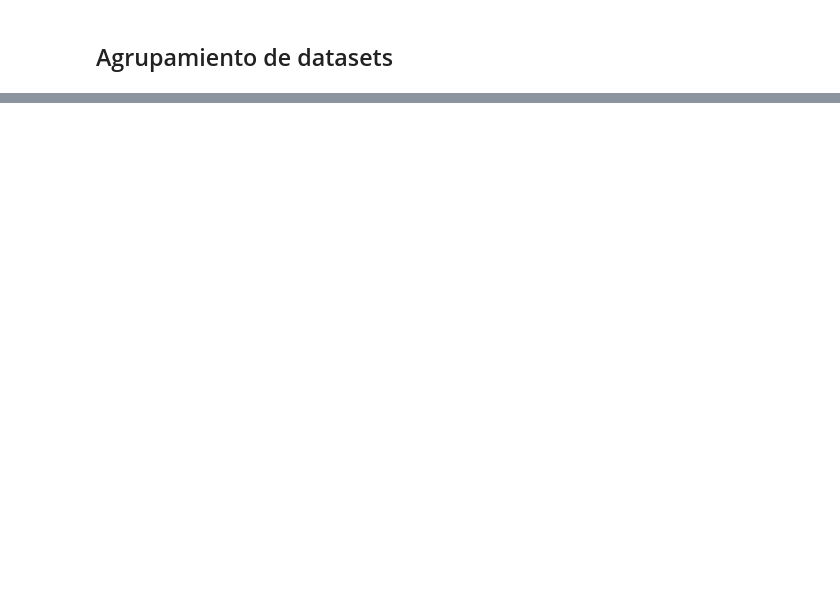
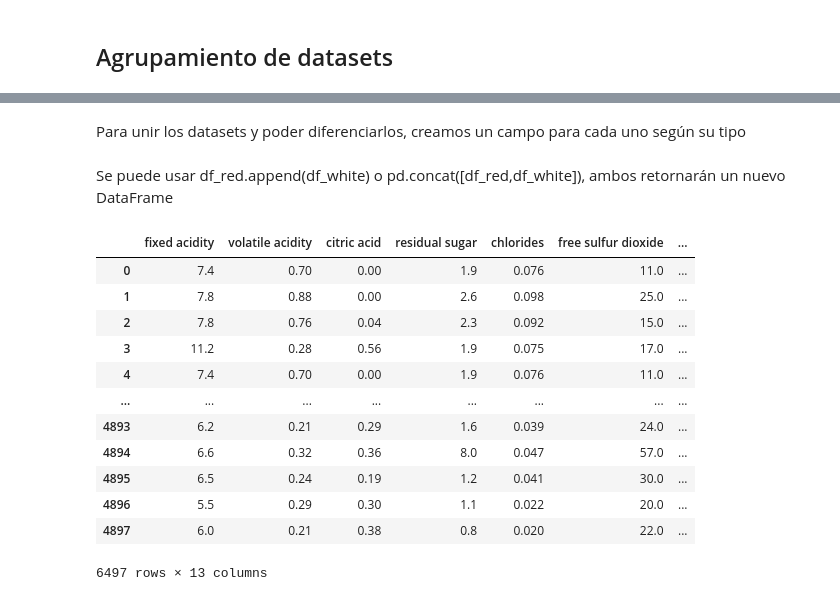
Before and after one commit to nestoredduardo/analisis-exploratorio-datos, a Jupyter notebook: apuntes.ipynb, the cells around one changed output, grey strips where cells are left out. Saved outputs shown, nothing was run; the diff lists cells and outputs as text; code cells hidden in the pictures; blank space fills up the shorter version.

Commit message:
Integración de Datos

```diff
--- a/apuntes.ipynb
+++ b/apuntes.ipynb
@@ -206,0 +255,7 @@ Curtosis: La curtosis de una variable estadística/aleatoria es una característ
+# %%
+import pandas as pd
+url_wine_red = 'https://raw.githubusercontent.com/terranigmark/curso-analisis-exploratorio-datos-platzi/main/winequality-red.csv'
+url_wine_white = 'https://raw.githubusercontent.com/terranigmark/curso-analisis-exploratorio-datos-platzi/main/winequality-white.csv'
+# %%
+df_red =pd.read_csv(url_wine_red,delimiter=';')
+df_white =pd.read_csv(url_wine_white,delimiter=';')
@@ -206,0 +280,23 @@ Curtosis: La curtosis de una variable estadística/aleatoria es una característ
+# %% [markdown]
+Para unir los datasets y poder diferenciarlos, creamos un campo para cada uno según su tipo
+# %%
+df_red['color']='red'
+df_white['color']='white'
+# %% [markdown]
+Se puede usar df_red.append(df_white) o pd.concat([df_red,df_white]), ambos retornarán un nuevo DataFrame
+# %%
+df_red.append(df_white)
+# %% [output]
+|  | fixed acidity | volatile acidity | citric acid | residual sugar | chlorides | free sulfur dioxide | ... |
+| 0 | 7.4 | 0.70 | 0.00 | 1.9 | 0.076 | 11.0 | ... |
+| 1 | 7.8 | 0.88 | 0.00 | 2.6 | 0.098 | 25.0 | ... |
+| 2 | 7.8 | 0.76 | 0.04 | 2.3 | 0.092 | 15.0 | ... |
+| 3 | 11.2 | 0.28 | 0.56 | 1.9 | 0.075 | 17.0 | ... |
+| 4 | 7.4 | 0.70 | 0.00 | 1.9 | 0.076 | 11.0 | ... |
+| ... | ... | ... | ... | ... | ... | ... | ... |
+| 4893 | 6.2 | 0.21 | 0.29 | 1.6 | 0.039 | 24.0 | ... |
+| 4894 | 6.6 | 0.32 | 0.36 | 8.0 | 0.047 | 57.0 | ... |
+| 4895 | 6.5 | 0.24 | 0.19 | 1.2 | 0.041 | 30.0 | ... |
+| 4896 | 5.5 | 0.29 | 0.30 | 1.1 | 0.022 | 20.0 | ... |
+| 4897 | 6.0 | 0.21 | 0.38 | 0.8 | 0.020 | 22.0 | ... |
+6497 rows × 13 columns
```
Also changed, not shown: parts of 19 cells of this notebook.
